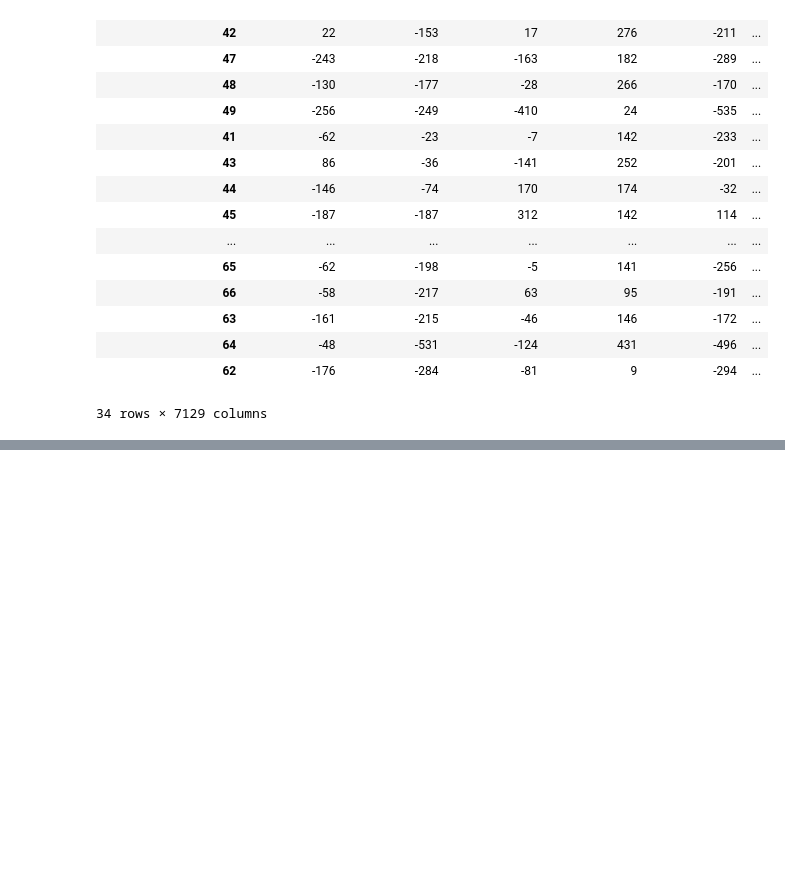
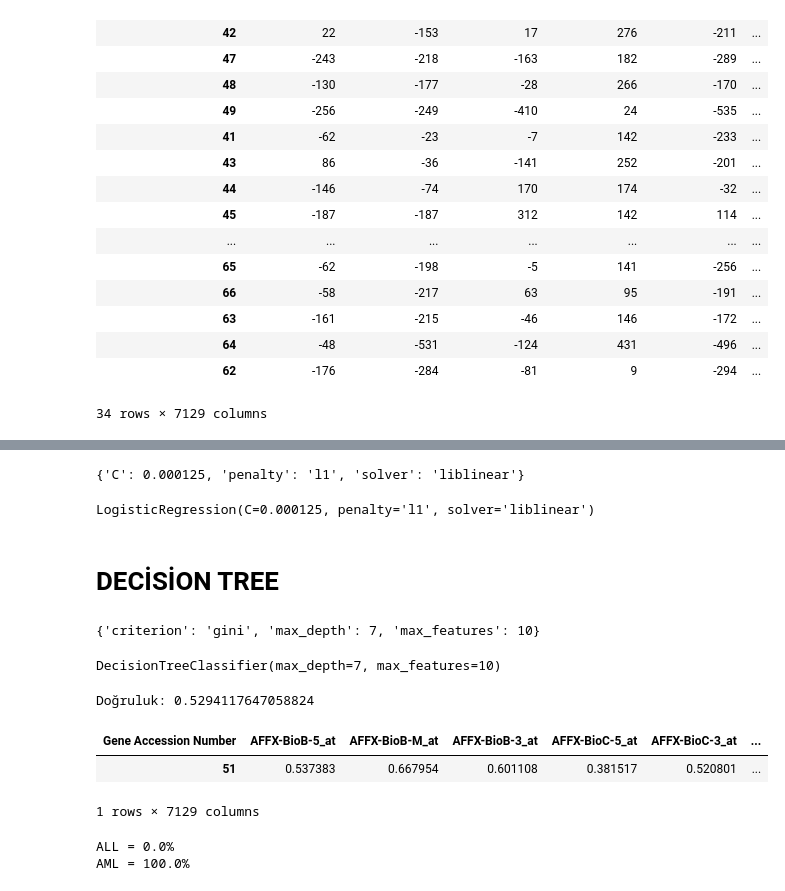
Before and after one commit to BilalAcikgoz/all-aml-classification, a Jupyter notebook: main.ipynb, the cells around one changed output, grey strips where cells are left out. Cells and saved outputs as stored; diff of their text form; code cells hidden in the pictures; blank space fills up the shorter version.

```diff
--- a/main.ipynb
+++ b/main.ipynb
@@ -415,0 +519,62 @@ test_df
+# %%
+from sklearn.linear_model import LogisticRegression
+
+tuned_parameters_logisticregression = {'penalty' : ['l1', 'l2'],
+    'C' : np.logspace(-3,-4,4,3,20),
+    'solver' : ['liblinear']}
+
+model = LogisticRegression()
+classifier = GridSearchCV(model, tuned_parameters_logisticregression, cv=5)
+classifier.fit(train_df, y_train)
+print(classifier.best_params_)
+# %% [output]
+{'C': 0.000125, 'penalty': 'l1', 'solver': 'liblinear'}
+# %%
+logisticregression_classifier = LogisticRegression(C =0.000125,penalty = 'l1', solver = 'liblinear' )
+logisticregression_classifier.fit(train_df, y_train)
+# %% [output]
+LogisticRegression(C=0.000125, penalty='l1', solver='liblinear')
+# %% [markdown]
+# DECİSİON TREE
+# %%
+from sklearn.tree import DecisionTreeClassifier
+
+
+decision_tree_parameters = [{'max_depth':np.arange(3, 15),
+                  'max_features':[1,2,4,6,8,10,15,20],
+                  'criterion':['gini','entropy']}]
+
+
+model = DecisionTreeClassifier()
+classifier = GridSearchCV(model, decision_tree_parameters, cv=5)
+classifier.fit(train_df, y_train)
+print(classifier.best_params_)
+# %% [output]
+{'criterion': 'gini', 'max_depth': 7, 'max_features': 10}
+# %%
+decision_tree_classifier = DecisionTreeClassifier(criterion='gini', max_depth=7, max_features=10)
+decision_tree_classifier.fit(train_df, y_train)
+# %% [output]
+DecisionTreeClassifier(max_depth=7, max_features=10)
+# %%
+
+print("Doğruluk: {}" .format(decision_tree_classifier.score(test_df, y_test)))
+new_df = test_df.iloc[22:23,:]
+new_df
+# basic svm = 0.73 *
+# basic knn = 0.02
+# basic logistic regression = 0.58
+# basic decision tree = 0.52 *
+# %% [output]
+Doğruluk: 0.5294117647058824
+| Gene Accession Number | AFFX-BioB-5_at | AFFX-BioB-M_at | AFFX-BioB-3_at | AFFX-BioC-5_at | AFFX-BioC-3_at | ... |
+| 51 | 0.537383 | 0.667954 | 0.601108 | 0.381517 | 0.520801 | ... |
+1 rows × 7129 columns
+# %%
+predict1 = decision_tree_classifier.predict_proba(new_df)
+hastalik= ['ALL','AML']
+for ind,patient in enumerate(hastalik):
+    print(f'{patient} = {predict1[0][ind]*100}%')
+# %% [output]
+ALL = 0.0%
+AML = 100.0%
```
Also changed, not shown: parts of 12 cells of this notebook.
